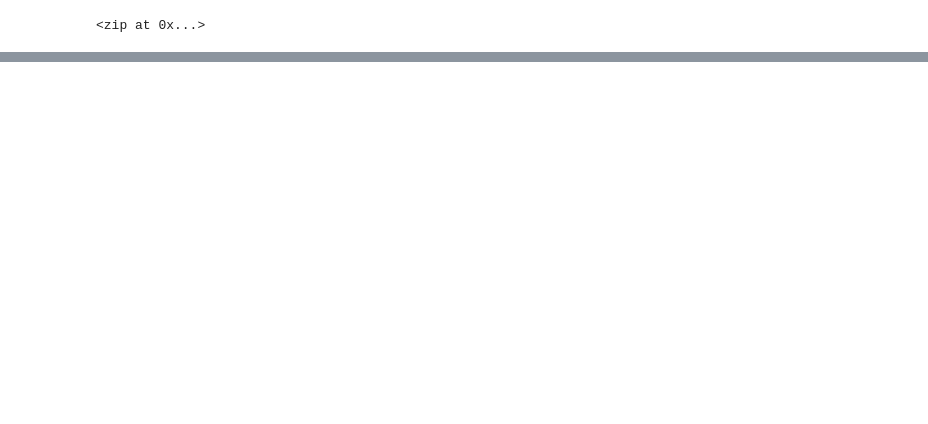
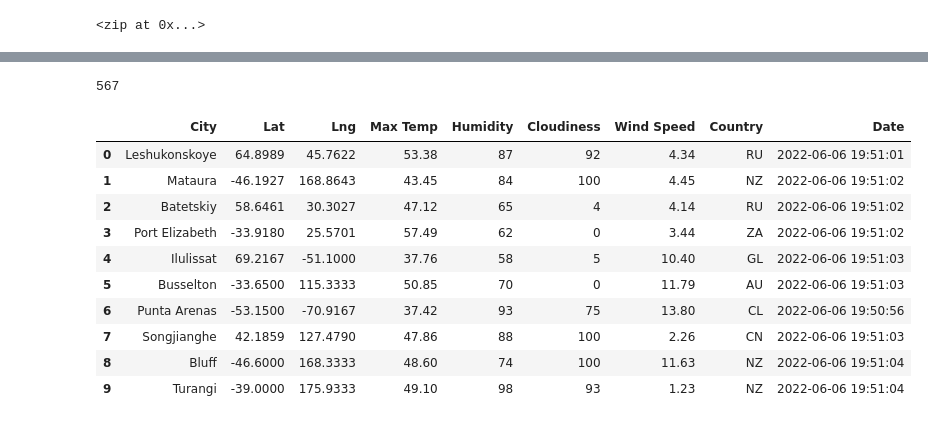
Before and after one commit to willpatton2310/World_Weather_Analysis, a Jupyter notebook: WeatherPy.ipynb, the cells around one changed output, grey strips where cells are left out. Cells and saved outputs as stored; diff of their text form; code cells hidden in the pictures; blank space fills up the shorter version.

```diff
--- a/WeatherPy.ipynb
+++ b/WeatherPy.ipynb
@@ -5,0 +12,3 @@ import numpy as np
+# %%
+# Starting URL for Weather Map API Call.
+url = "http://api.openweathermap.org/data/2.5/weather?units=Imperial&APPID=" + weather_api_key
@@ -34,0 +48,12 @@ len(cities)
+# %%
+# Create an empty list to hold the weather data.
+
+city_data = []
+
+# Print the beginning of the logging.
+print("Beginning Data Retrieval     ")
+print("-----------------------------")
+
+# Create counters.
+record_count = 1
+set_count = 1
@@ -34,0 +138,20 @@ len(cities)
+# %%
+len(city_data)
+# %% [output]
+567
+# %%
+# Convert the array of dictionaries to a Pandas DataFrame.
+city_data_df = pd.DataFrame(city_data)
+city_data_df.head(10)
+# %% [output]
+|  | City | Lat | Lng | Max Temp | Humidity | Cloudiness | Wind Speed | Country | Date |
+| 0 | Leshukonskoye | 64.8989 | 45.7622 | 53.38 | 87 | 92 | 4.34 | RU | 2022-06-06 19:51:01 |
+| 1 | Mataura | -46.1927 | 168.8643 | 43.45 | 84 | 100 | 4.45 | NZ | 2022-06-06 19:51:02 |
+| 2 | Batetskiy | 58.6461 | 30.3027 | 47.12 | 65 | 4 | 4.14 | RU | 2022-06-06 19:51:02 |
+| 3 | Port Elizabeth | -33.9180 | 25.5701 | 57.49 | 62 | 0 | 3.44 | ZA | 2022-06-06 19:51:02 |
+| 4 | Ilulissat | 69.2167 | -51.1000 | 37.76 | 58 | 5 | 10.40 | GL | 2022-06-06 19:51:03 |
+| 5 | Busselton | -33.6500 | 115.3333 | 50.85 | 70 | 0 | 11.79 | AU | 2022-06-06 19:51:03 |
+| 6 | Punta Arenas | -53.1500 | -70.9167 | 37.42 | 93 | 75 | 13.80 | CL | 2022-06-06 19:50:56 |
+| 7 | Songjianghe | 42.1859 | 127.4790 | 47.86 | 88 | 100 | 2.26 | CN | 2022-06-06 19:51:03 |
+| 8 | Bluff | -46.6000 | 168.3333 | 48.60 | 74 | 100 | 11.63 | NZ | 2022-06-06 19:51:04 |
+| 9 | Turangi | -39.0000 | 175.9333 | 49.10 | 98 | 93 | 1.23 | NZ | 2022-06-06 19:51:04 |
```
Also changed, not shown: parts of 11 cells of this notebook, 3 other files.
